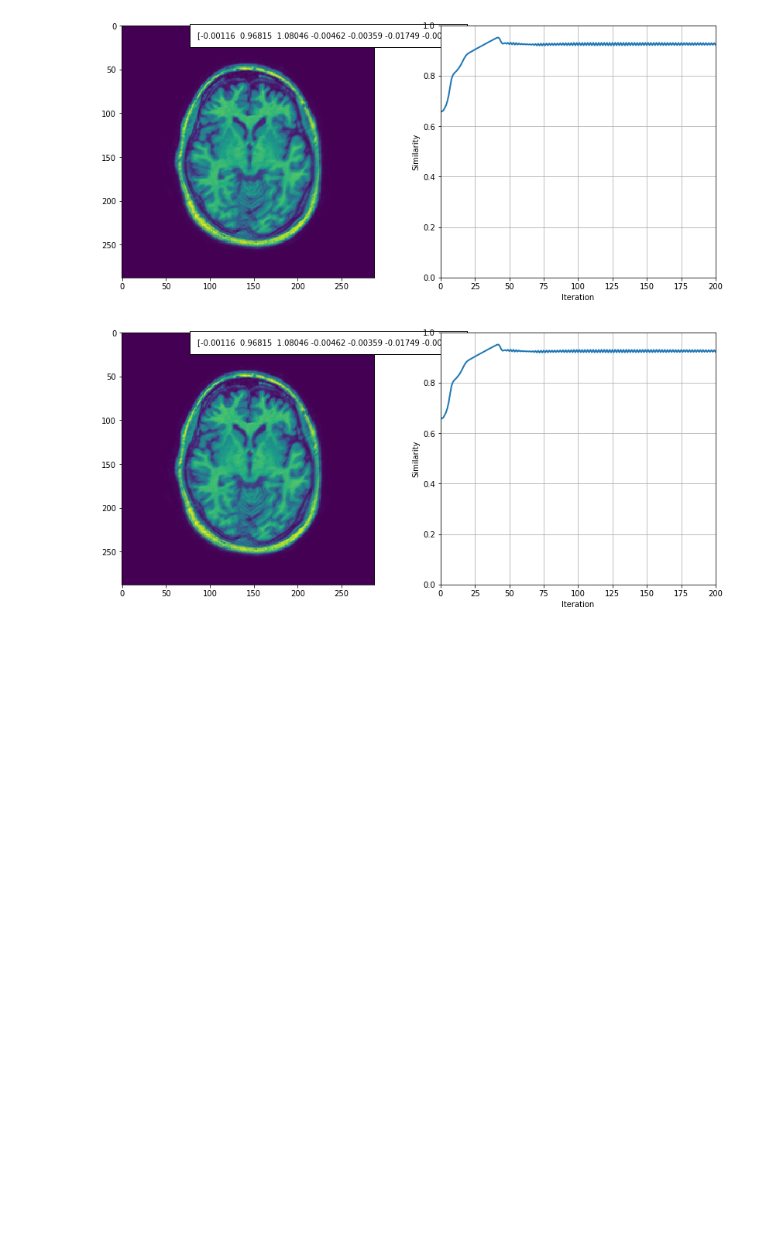
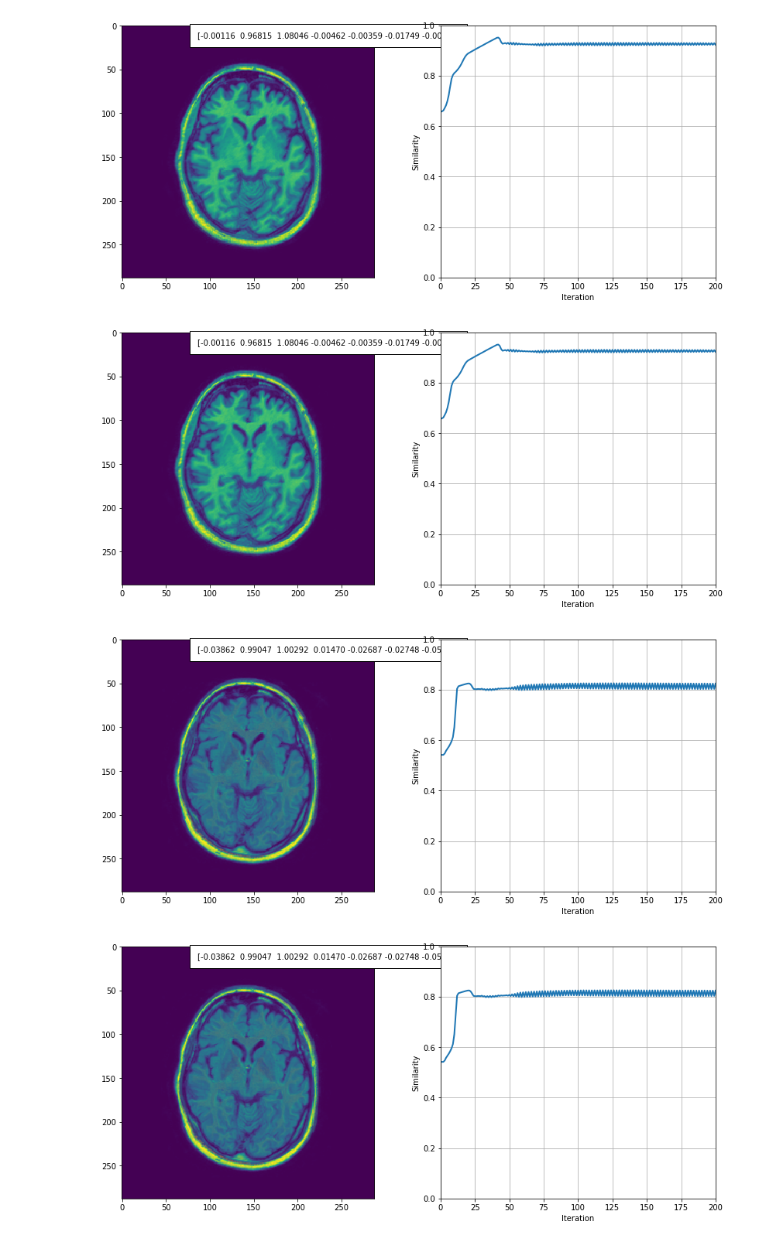
Before and after one commit to shaverschuren/8dc00-mia, a Jupyter notebook: notebooks/registration_project.ipynb, the cells around one changed output. Drawn from its saved outputs; the diff is of its cells as text; code cells hidden in the pictures; blank space fills up the shorter version.

```diff
--- a/notebooks/registration_project.ipynb
+++ b/notebooks/registration_project.ipynb
@@ -191,3 +191,20 @@ intensity_based_registration(I_path,Im_path,1,0)
 # %% [output]
 [figure]
 [figure]
+# %%
+# 3:
+%matplotlib inline
+import sys
+sys.path.append("../code")
+from registration_project import intensity_based_registration
+
+I_path = '../data/image_data/1_1_t1.tif'
+Im_path = '../data/image_data/1_1_t2.tif'
+
+intensity_based_registration(I_path,Im_path,1,0)
+
+# Evaluation: Affine registration of this sort seems to work quite well with this set of images.
+# One can see, however, that the similarity function goes through a local maximum again, which seems odd.
+# %% [output]
+[figure, added]
+[figure, added]
```
Also changed, not shown: parts of 2 cells of this notebook, 1 other file.
